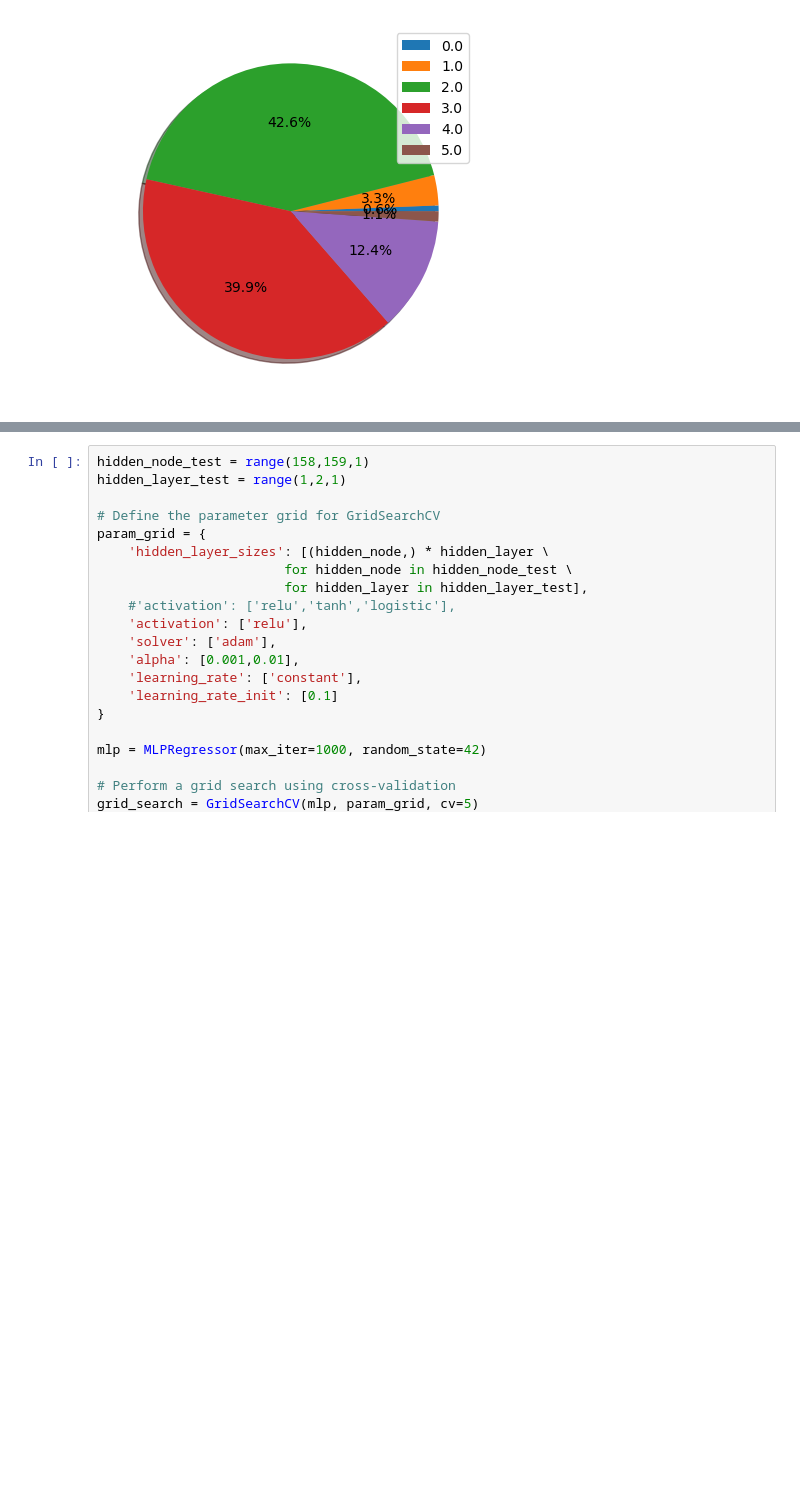
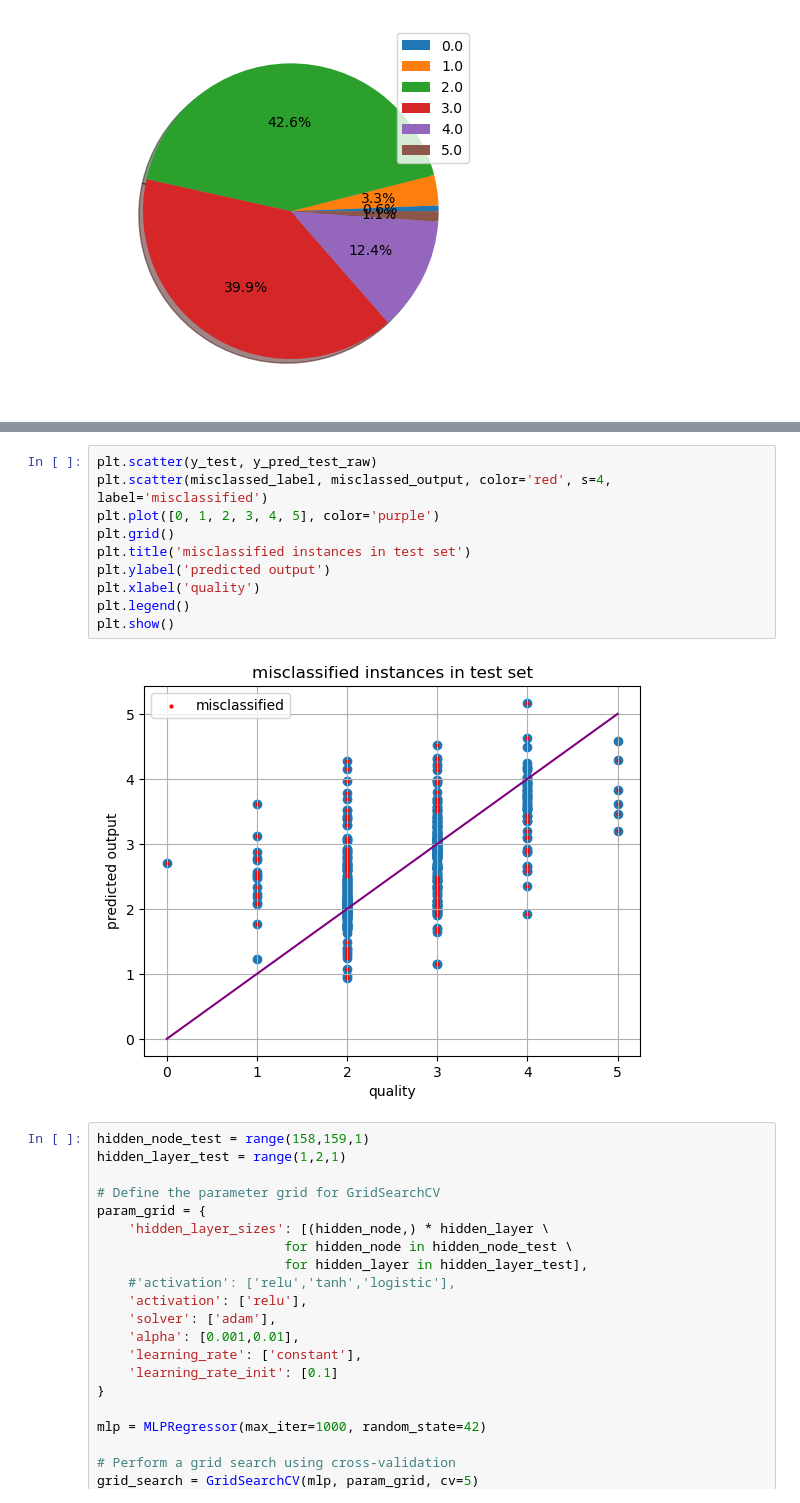
Before and after one commit to 24jukevin/ESE417-Project, a Jupyter notebook: mlpRegress.ipynb, the cells around one changed output, grey strips where cells are left out. Saved outputs shown, nothing was run; the diff lists cells and outputs as text; blank space fills up the shorter version.

```diff
--- a/mlpRegress.ipynb
+++ b/mlpRegress.ipynb
@@ -101,3 +117,15 @@ best train accuracy =0.998212689901698
+# %%
+plt.scatter(y_test, y_pred_test_raw)
+plt.scatter(misclassed_label, misclassed_output, color='red', s=4, label='misclassified')
+plt.plot([0, 1, 2, 3, 4, 5], color='purple')
+plt.grid()
+plt.title('misclassified instances in test set')
+plt.ylabel('predicted output')
+plt.xlabel('quality')
+plt.legend()
+plt.show()
+# %% [output]
+[figure, added]
 # %%
 hidden_node_test = range(158,159,1)
 hidden_layer_test = range(1,2,1)
```
Also changed, not shown: parts of 3 cells of this notebook.
